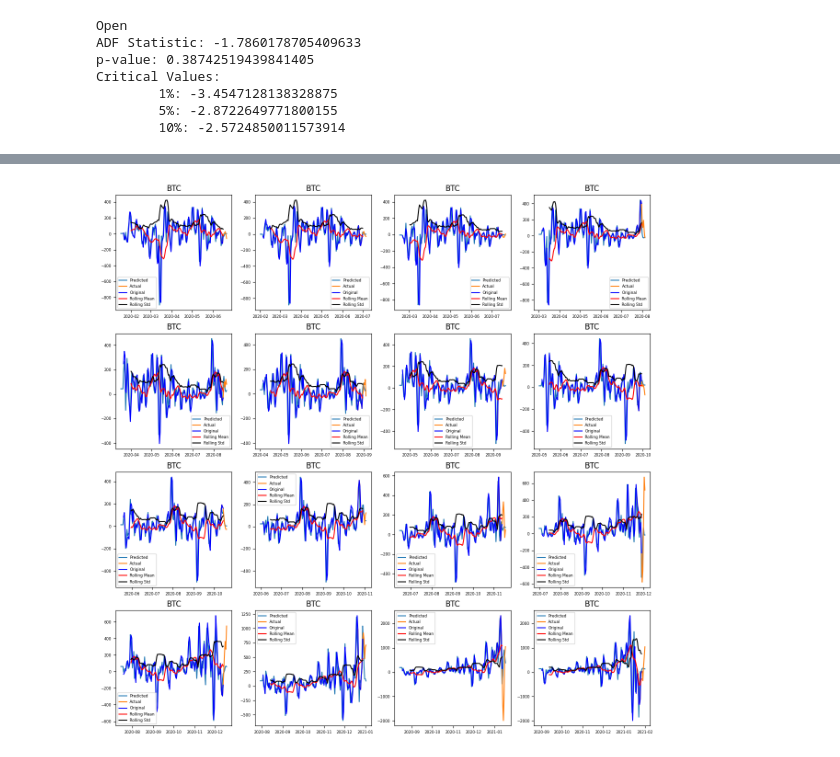
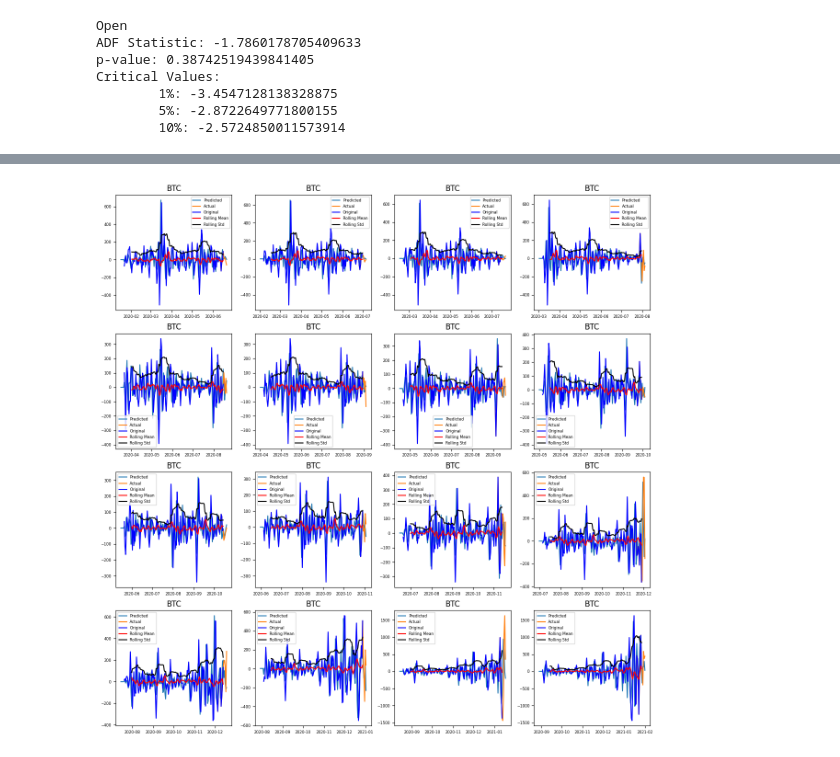
Before and after one commit to al3xkras/arima-python-examples, a Jupyter notebook: arima-currency-analysis/CurrencyAnalysis-ARIMA.ipynb, the cells around one changed output, grey strips where cells are left out. Cells and saved outputs as stored; diff of their text form; code cells hidden in the pictures.

Commit message:
edit model I: X->shift(X-rolling mean of X); fix: value of parameter p (ARIMA(p,d,q)):  p >= PACF result

```diff
--- a/arima-currency-analysis/CurrencyAnalysis-ARIMA.ipynb
+++ b/arima-currency-analysis/CurrencyAnalysis-ARIMA.ipynb
@@ -300,9 +300,12 @@ class CurrencyAnalysis:
             data=Integration_fun(data)
         _acf,conf_acf=acf(data,alpha=self.alpha)
         _pacf,conf_pacf=pacf(data,alpha=self.alpha)
+        def predicate(v1,v2):
+            return v1>0 and v2>0 or v1<0 and v2<0
+
         def f(conf):
             x=0
-            while x<len(conf)-1 and conf[x][0]>0: x+=1
+            while x<len(conf)-1 and predicate(conf[x][0],conf[x][1]): x+=1
             return x
         return f(conf_pacf),f(conf_acf)
 
@@ -516,45 +559,39 @@ btc.best_parameters_autocorr_fun()
 # %%
 test_days=5
 
-p=3 # AR order
+p=8 # AR order
 d=0 # differencing order
-q=4 # MA order
+q=3 # MA order
 
 #Select data in range [date_min,date_max]
 date_min=pd.to_datetime("2020.01.01")
 date_max=pd.to_datetime("2020.06.01")
 date_diff=15
 min_train_sampsize=30 #1 month
 
 fig,axes=plt.subplots(4,4,figsize=(15,15))
 validations=[]
-
-#The I model
-def I(df):
-    shifted=log_m_mean(df_rolling(df))
-    shifted.dropna(inplace=True)
-    return shifted
 
 def btc_by_date():
     global date_min,date_max
     return CurrencyAnalysis(alpha=alpha,df_name=df_btc,col=col,date_min=date_min,date_max=date_max,currency_name='BTC',
                     test_days=test_days)
 
 for _ax in axes:
     stop=False
     for ax in _ax:
         date_min+=timedelta(date_diff)
         date_max+=timedelta(date_diff)
         try:
             currency_analysis_iter(ax,p,d,q,btc_by_date)
         except Exception as e:
             print(e)
             stop=True
             break
     if stop:
         break
 
 fig.show()
 # %% [output]
-[figure, old version]
+[figure, new version]
 # %%
```
Also changed, not shown: parts of 16 cells of this notebook.
